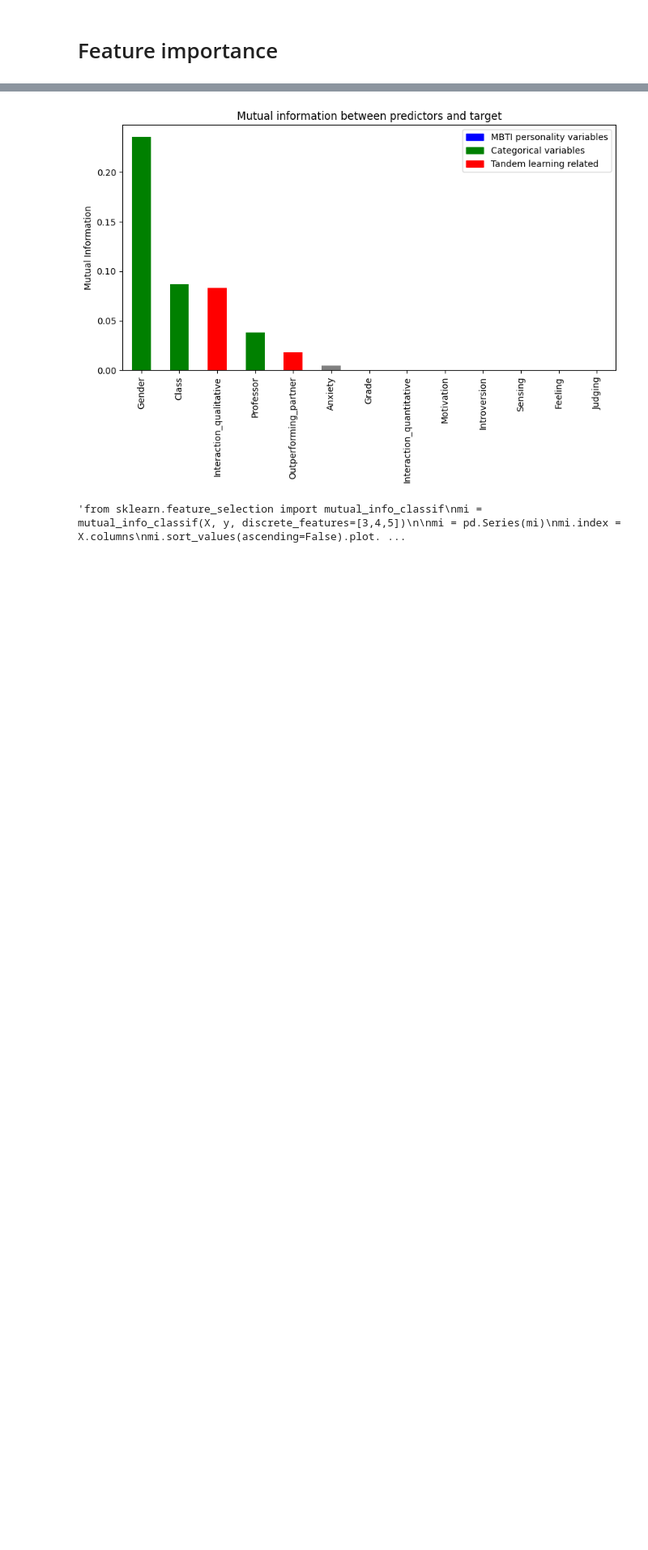
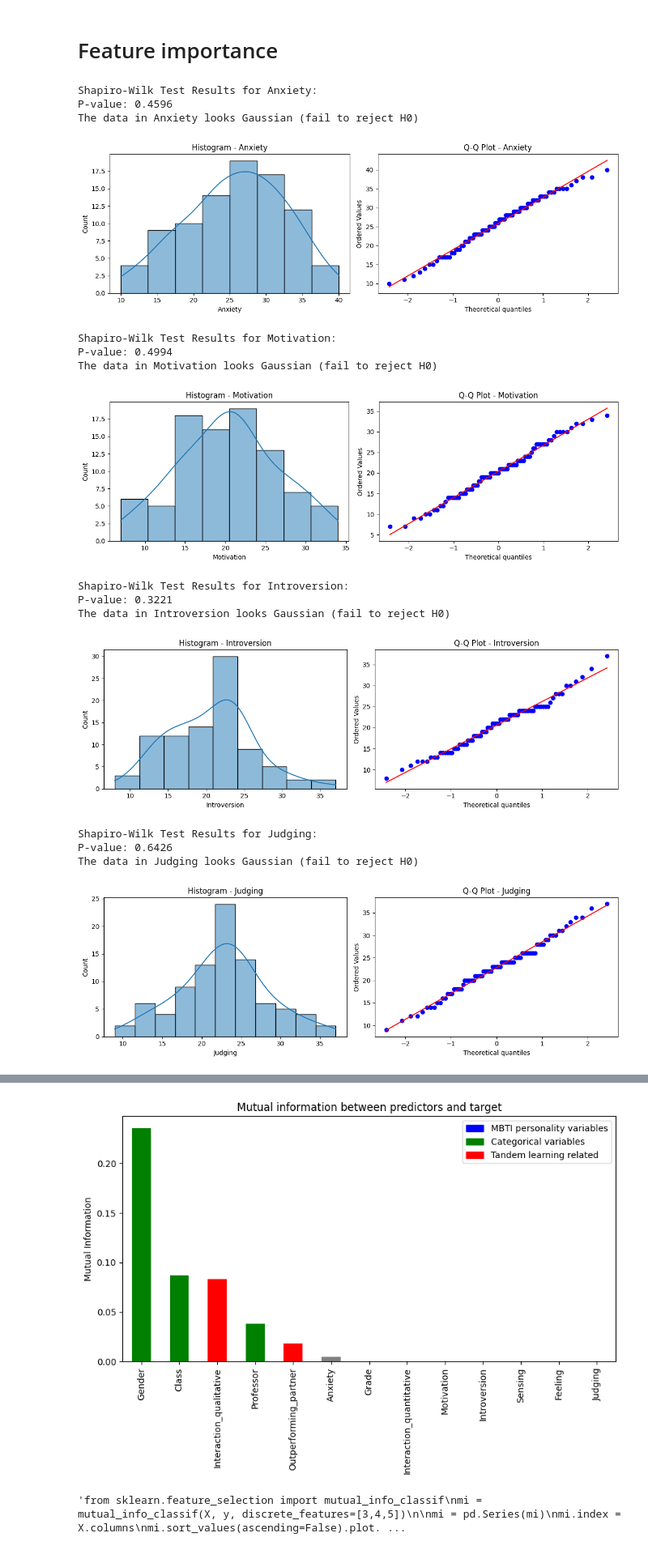
Before and after one commit to borbregant/ai_tandem_learning, a Jupyter notebook: feature_importance.ipynb, the cells around one changed output, grey strips where cells are left out. Shown: that part at 81% size. Saved outputs shown, nothing was run; the diff lists cells and outputs as text; code cells hidden in the pictures; blank space fills up the shorter version.

```diff
--- a/feature_importance.ipynb
+++ b/feature_importance.ipynb
@@ -10,3 +10,60 @@ data = data.drop('Unnamed: 0', axis=1)
 data = data.apply(pd.to_numeric, errors='coerce')
 # %%
 data.rename(columns={'Anksioznost': 'Anxiety', 'Interakcija_kvalitativno': 'Interaction_qualitative','Interakcija_kvantitativno': 'Interaction_quantitative','Introvertiranost': 'Introversion',"Motivacija":"Motivation","Ocena":"Grade","Profesor":"Professor","Razred":"Class","Spol":"Gender","Uspesnost":"Successfulness"}, inplace=True)
+# %%
+import numpy as np
+from scipy.stats import shapiro, probplot
+import matplotlib.pyplot as plt
+import seaborn as sns
+import pandas as pd
+
+# Load your dataset (replace 'your_data.csv' with your file)
+data = data  # Replace 'df' with your actual DataFrame
+
+# Specify the columns to test for normality
+columns_to_test = ['Anxiety', 'Motivation', 'Introversion', 'Judging', 'Feeling', 'Sensing']
+
+for column in columns_to_test:
+    # Perform Shapiro-Wilk test for the current column
+    statistic, p_value = shapiro(data[column])
+
+    # Display normality assessment
+    print(f"Shapiro-Wilk Test Results for {column}:")
+    print(f"P-value: {p_value:.4f}")
+    if p_value > 0.05:
+        print(f"The data in {column} looks Gaussian (fail to reject H0)")
+    else:
+        print(f"The data in {column} does not look Gaussian (reject H0)")
+
+    # Visual assessment of normality for the current column
+    plt.figure(figsize=(12, 4))
+
+    # Histogram for the current column
+    plt.subplot(1, 2, 1)
+    sns.histplot(data[column], kde=True)
+    plt.title(f'Histogram - {column}')
+
+    # Q-Q plot for the current column
+    plt.subplot(1, 2, 2)
+    probplot(data[column], dist="norm", plot=plt)
+    plt.title(f'Q-Q Plot - {column}')
+
+    plt.tight_layout()
+    plt.show()
+# %% [output]
+Shapiro-Wilk Test Results for Anxiety:
+P-value: 0.4596
+The data in Anxiety looks Gaussian (fail to reject H0)
+[figure, added]
+Shapiro-Wilk Test Results for Motivation:
+P-value: 0.4994
+The data in Motivation looks Gaussian (fail to reject H0)
+[figure, added]
+Shapiro-Wilk Test Results for Introversion:
+P-value: 0.3221
+The data in Introversion looks Gaussian (fail to reject H0)
+[figure, added]
+Shapiro-Wilk Test Results for Judging:
+P-value: 0.6426
+The data in Judging looks Gaussian (fail to reject H0)
+[figure, added]
```
Also changed, not shown: parts of 11 cells of this notebook, 2 other files.
